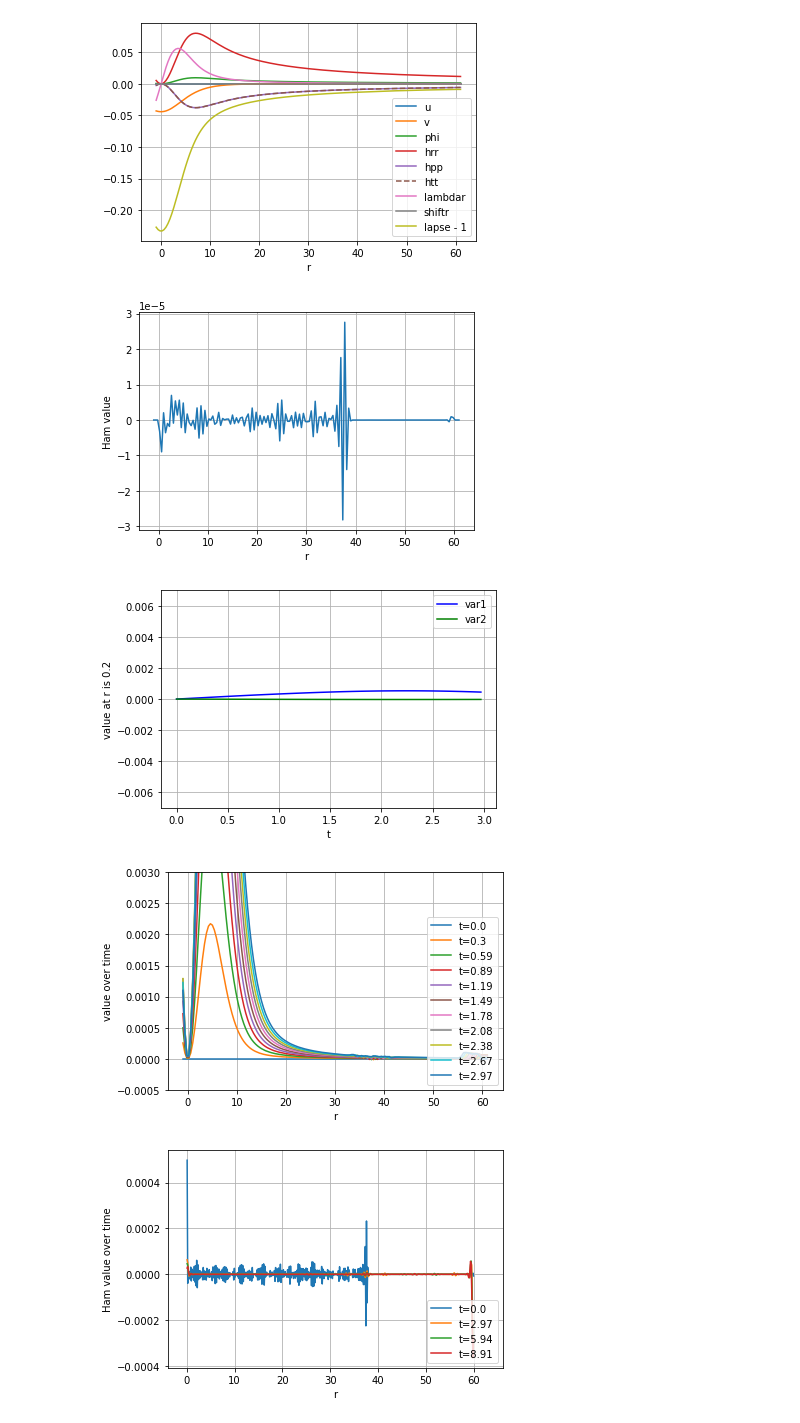
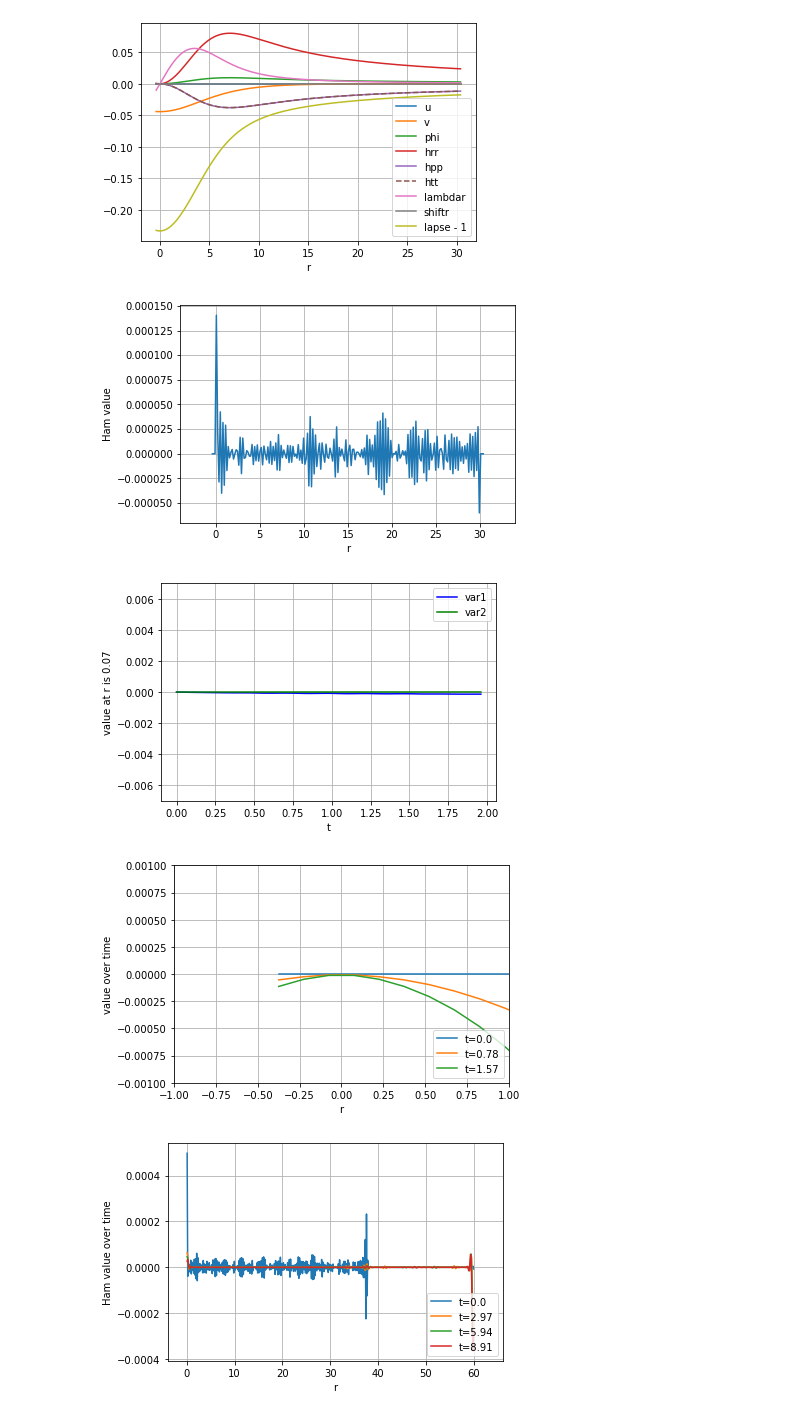
Before and after one commit to GRTLCollaboration/engrenage, a Jupyter notebook: OscillatonEvolution.ipynb, the cells around one changed output. Saved outputs shown, nothing was run; the diff lists cells and outputs as text; code cells hidden in the pictures.

```diff
--- a/OscillatonEvolution.ipynb
+++ b/OscillatonEvolution.ipynb
@@ -24,8 +24,8 @@ from source.oscillatoninitialconditions import *              # go here to chang
 from source.diagnostics import *               # go here to change the diagnostics
 # %%
 # Input parameters for grid and evolution here
-N_r = 150 # num points on physical grid
-R = 60.0 # Maximum outer radius
+N_r = 200 # num points on physical grid
+R = 30.0 # Maximum outer radius
 
 r, initial_vars_values = get_initial_vars_values(R, N_r)
 
@@ -48,7 +48,7 @@ plt.grid()
 #plt.xlim(-1,1)
 #plt.ylim(-0.002,0.002)
 # %% [output]
-[figure, old version]
+[figure, new version]
 # %%
 # check the Hamiltonian constraint initially satisfied
 # apart from numerical errors
@@ -63,11 +63,11 @@ plt.xlim(-4.0,R+4.0)
 plt.ylabel('Ham value')
 plt.grid()
 # %% [output]
-[figure, old version]
+[figure, new version]
 # %%
 # for control of time integrator and spatial grid
-T = 3.0 # Maximum evolution time
-N_t = 101 # time resolution (only for outputs, not for integration)
+T = 2.0 # Maximum evolution time
+N_t = 51 # time resolution (only for outputs, not for integration)
 
 # Work out dt and time spacing of outputs
 dt = T/N_t
@@ -102,26 +102,25 @@ plt.legend(loc='best')
 plt.ylim(-0.007, 0.007)
 plt.grid()
 # %% [output]
-[figure, old version]
+[figure, new version]
 # %%
 # plot the profile for some variable at a selection of times
 var = idx_arr
 
 for i, t_i in enumerate(t) :
-    if (i < N_t) and (i % 10 == 0) :
+    if (i < N_t) and (i % 20 == 0) :
         labelt = "t="+str(round(t_i,2))
         f_t = solution[i, var * N: (var + 1) * N]
         plt.plot(r, f_t, label=labelt)
 
 plt.legend(loc=4)
 plt.xlabel('r')
-#plt.xlim(-1,5.0)
-#plt.ylim(0.01, 0.02)
-plt.ylim(-0.0005, 0.003)
+plt.xlim(-1,1.0)
+plt.ylim(-0.001, 0.001)
 plt.ylabel('value over time')
 plt.grid()
 # %% [output]
-[figure, old version]
+[figure, new version]
 # %%
 # calculate the diagnostics, just the Hamiltonian constraint for now
 r, Ham = get_diagnostics(solution, t, R, N_r)
```
Also changed, not shown: 4 other files.
